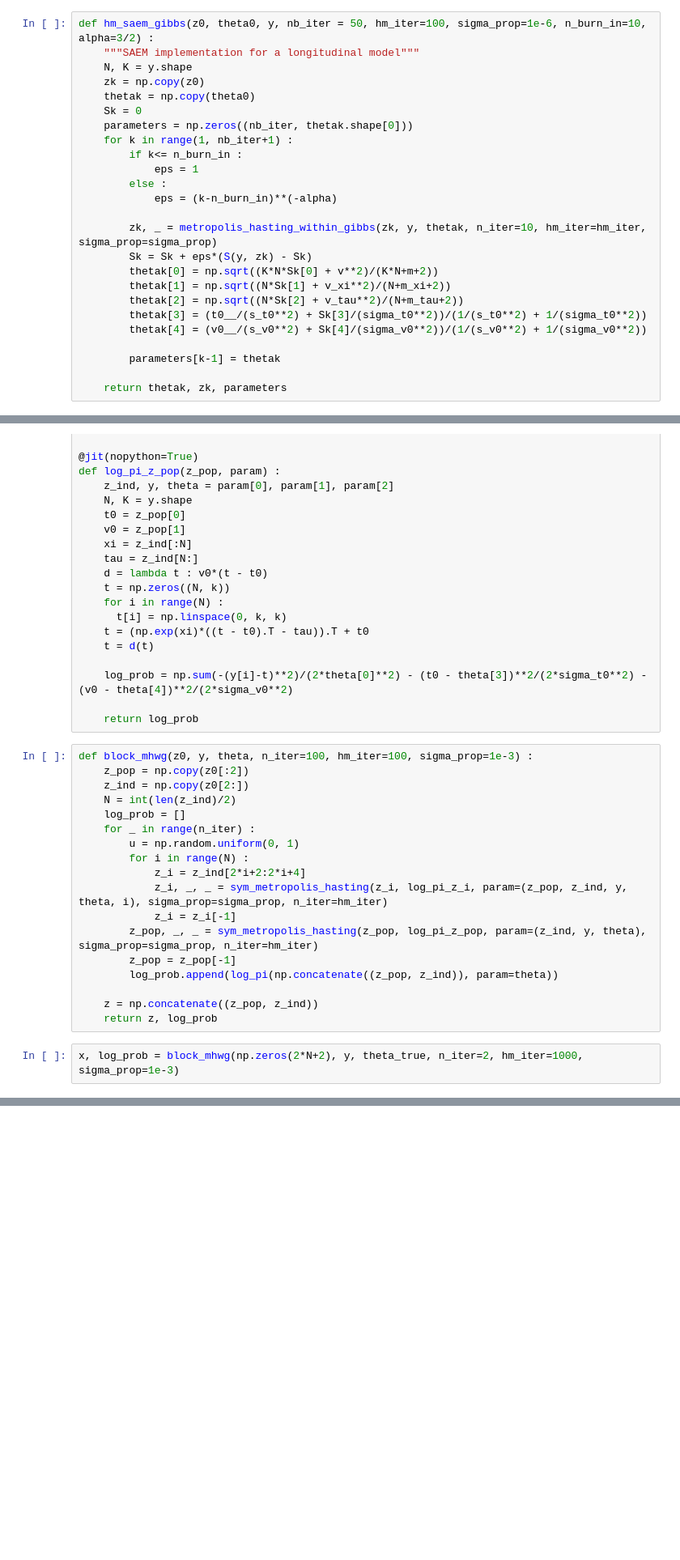
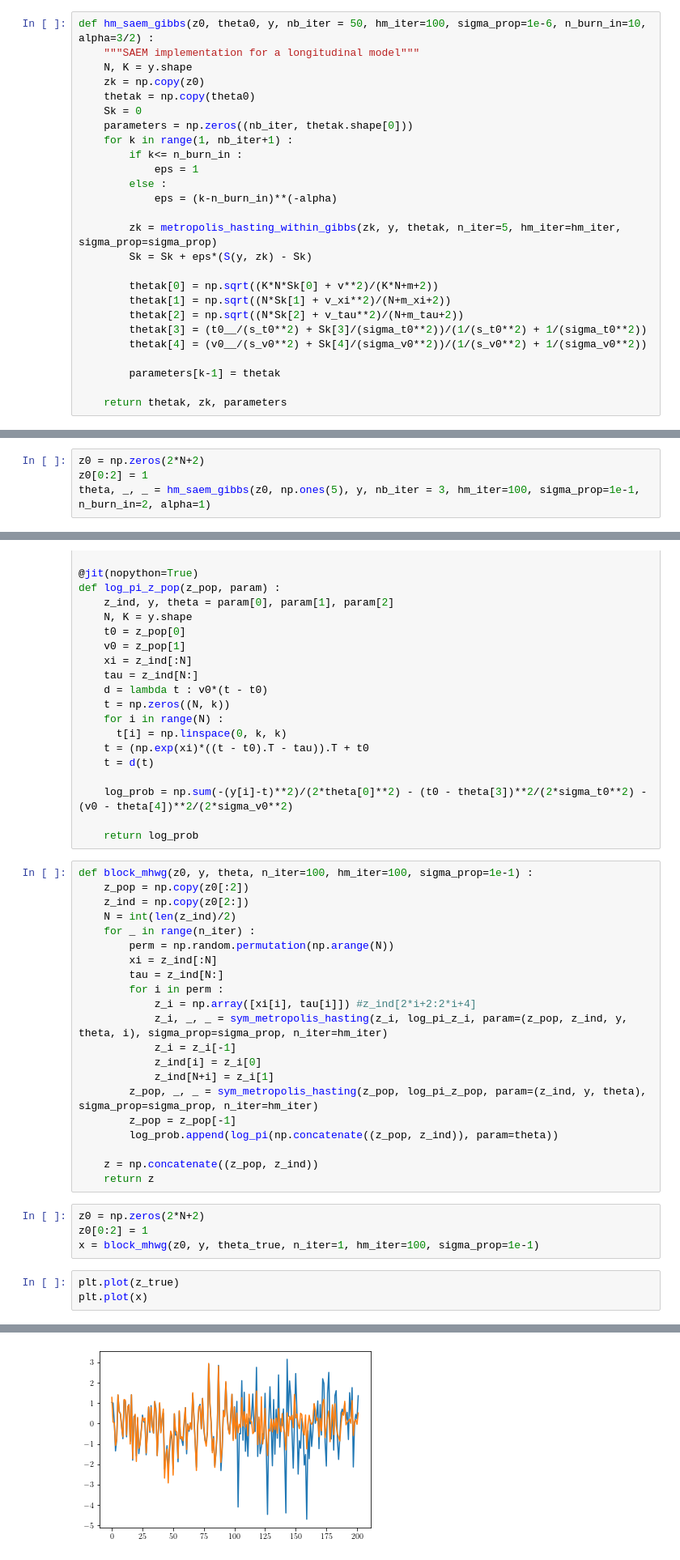
Before and after one commit to simonqueric/MVA, a Jupyter notebook: ComputationalStatistics/Lab3/TP3_Simon_Queric.ipynb, the cells around one changed output, grey strips where cells are left out. Shown: that part at 81% size. Saved outputs shown, nothing was run; the diff lists cells and outputs as text; blank space fills up the shorter version.

```diff
--- a/ComputationalStatistics/Lab3/TP3_Simon_Queric.ipynb
+++ b/ComputationalStatistics/Lab3/TP3_Simon_Queric.ipynb
@@ -657,8 +667,9 @@ def hm_saem_gibbs(z0, theta0, y, nb_iter = 50, hm_iter=100, sigma_prop=1e-6, n_b
         else :
             eps = (k-n_burn_in)**(-alpha)
 
-        zk, _ = metropolis_hasting_within_gibbs(zk, y, thetak, n_iter=10, hm_iter=hm_iter, sigma_prop=sigma_prop)
+        zk = metropolis_hasting_within_gibbs(zk, y, thetak, n_iter=5, hm_iter=hm_iter, sigma_prop=sigma_prop)
         Sk = Sk + eps*(S(y, zk) - Sk)
+
         thetak[0] = np.sqrt((K*N*Sk[0] + v**2)/(K*N+m+2))
         thetak[1] = np.sqrt((N*Sk[1] + v_xi**2)/(N+m_xi+2))
         thetak[2] = np.sqrt((N*Sk[2] + v_tau**2)/(N+m_tau+2))
@@ -673,3 +688,7 @@ theta, _, _ = hm_saem_gibbs(np.zeros(2*N+2), 0.5*np.ones(5), y, nb_iter = 50, hm
+# %%
+z0 = np.zeros(2*N+2)
+z0[0:2] = 1
+theta, _, _ = hm_saem_gibbs(z0, np.ones(5), y, nb_iter = 3, hm_iter=100, sigma_prop=1e-1, n_burn_in=2, alpha=1)
 # %%
 theta
 # %% [output]
@@ -729,22 +748,31 @@ def log_pi_z_pop(z_pop, param) :
 
     return log_prob
 # %%
-def block_mhwg(z0, y, theta, n_iter=100, hm_iter=100, sigma_prop=1e-3) :
+def block_mhwg(z0, y, theta, n_iter=100, hm_iter=100, sigma_prop=1e-1) :
     z_pop = np.copy(z0[:2])
     z_ind = np.copy(z0[2:])
     N = int(len(z_ind)/2)
-    log_prob = []
     for _ in range(n_iter) :
-        u = np.random.uniform(0, 1)
-        for i in range(N) :
-            z_i = z_ind[2*i+2:2*i+4]
+        perm = np.random.permutation(np.arange(N))
+        xi = z_ind[:N]
+        tau = z_ind[N:]
+        for i in perm :
+            z_i = np.array([xi[i], tau[i]]) #z_ind[2*i+2:2*i+4]
             z_i, _, _ = sym_metropolis_hasting(z_i, log_pi_z_i, param=(z_pop, z_ind, y, theta, i), sigma_prop=sigma_prop, n_iter=hm_iter)
             z_i = z_i[-1]
+            z_ind[i] = z_i[0]
+            z_ind[N+i] = z_i[1]
         z_pop, _, _ = sym_metropolis_hasting(z_pop, log_pi_z_pop, param=(z_ind, y, theta), sigma_prop=sigma_prop, n_iter=hm_iter)
         z_pop = z_pop[-1]
         log_prob.append(log_pi(np.concatenate((z_pop, z_ind)), param=theta))
 
     z = np.concatenate((z_pop, z_ind))
-    return z, log_prob
+    return z
 # %%
-x, log_prob = block_mhwg(np.zeros(2*N+2), y, theta_true, n_iter=2, hm_iter=1000, sigma_prop=1e-3)
+z0 = np.zeros(2*N+2)
+z0[0:2] = 1
+x = block_mhwg(z0, y, theta_true, n_iter=1, hm_iter=100, sigma_prop=1e-1)
+# %%
+plt.plot(z_true)
+plt.plot(x)
+# %% [output]
@@ -750,0 +780 @@ x, log_prob = block_mhwg(np.zeros(2*N+2), y, theta_true, n_iter=2, hm_iter=1000,
+[figure, added]
```
Also changed, not shown: parts of 27 cells of this notebook.
